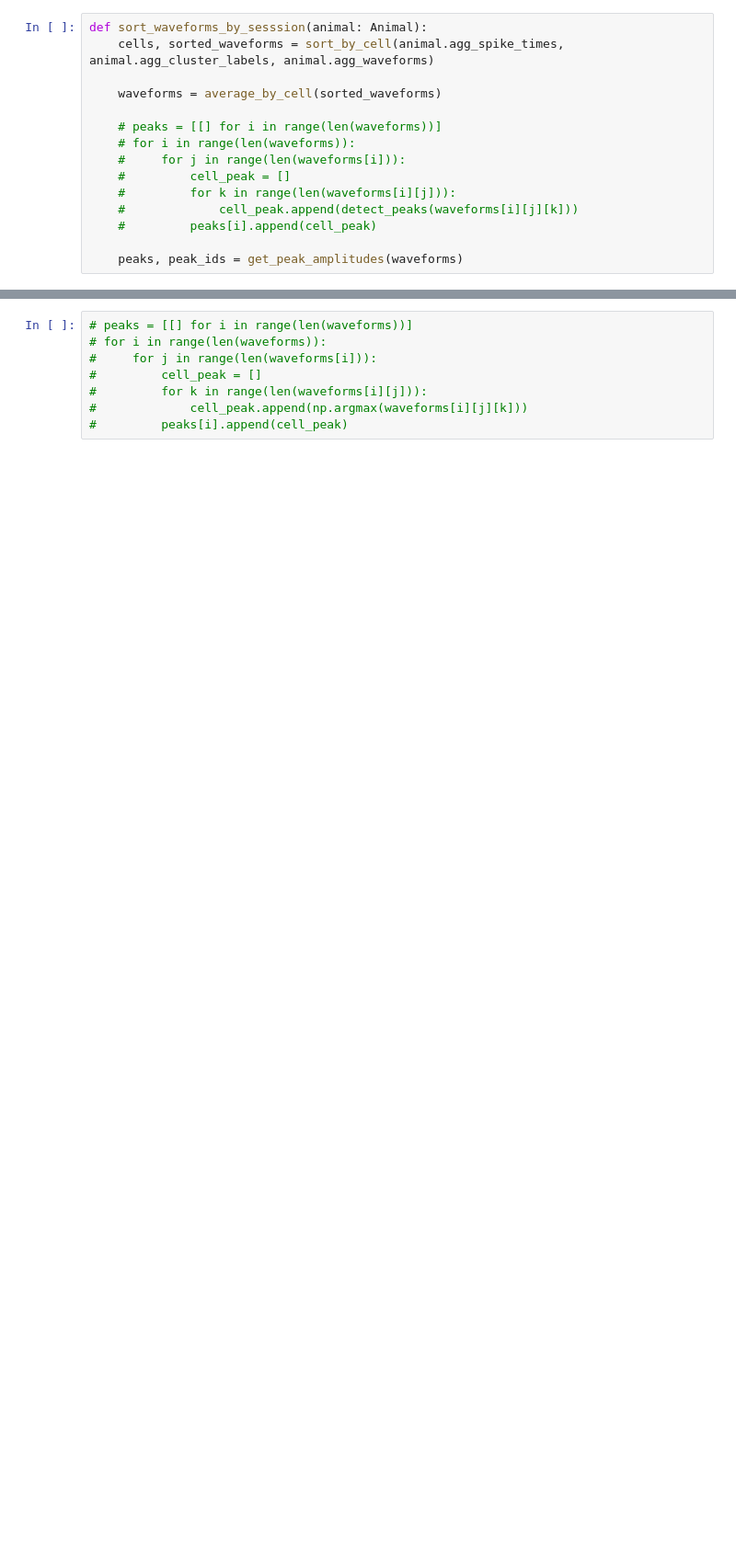
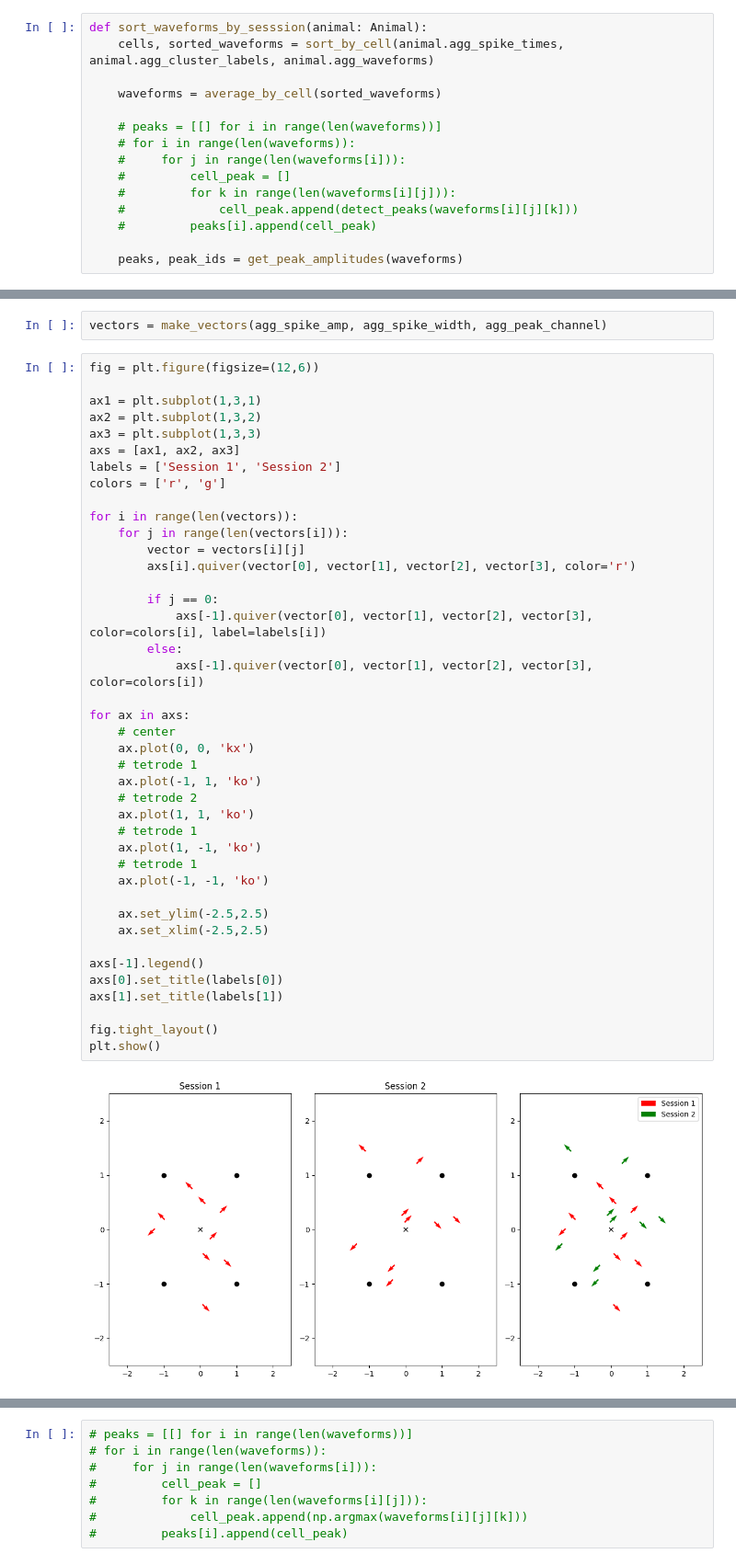
Before and after one commit to olivershetler/neuroscikit, a Jupyter notebook: prototypes/wave_form_sorter/wave_form_sorter.ipynb, the cells around one changed output, grey strips where cells are left out. Shown at 92% size. Cells and saved outputs as stored; diff of their text form; blank space fills up the shorter version.

```diff
--- a/prototypes/wave_form_sorter/wave_form_sorter.ipynb
+++ b/prototypes/wave_form_sorter/wave_form_sorter.ipynb
@@ -520,3 +620,48 @@ array([-1.28596236,  0.35542722, -0.59232004, -2.35199115])
+# %%
+vectors = make_vectors(agg_spike_amp, agg_spike_width, agg_peak_channel)
+# %%
+fig = plt.figure(figsize=(12,6))
+
+ax1 = plt.subplot(1,3,1)
+ax2 = plt.subplot(1,3,2)
+ax3 = plt.subplot(1,3,3)
+axs = [ax1, ax2, ax3]
+labels = ['Session 1', 'Session 2']
+colors = ['r', 'g']
+
+for i in range(len(vectors)):
+    for j in range(len(vectors[i])):
+        vector = vectors[i][j]
+        axs[i].quiver(vector[0], vector[1], vector[2], vector[3], color='r')
+
+        if j == 0:
+            axs[-1].quiver(vector[0], vector[1], vector[2], vector[3], color=colors[i], label=labels[i])
+        else:
+            axs[-1].quiver(vector[0], vector[1], vector[2], vector[3], color=colors[i])
+
+for ax in axs:
+    # center
+    ax.plot(0, 0, 'kx')
+    # tetrode 1
+    ax.plot(-1, 1, 'ko')
+    # tetrode 2
+    ax.plot(1, 1, 'ko')
+    # tetrode 1
+    ax.plot(1, -1, 'ko')
+    # tetrode 1
+    ax.plot(-1, -1, 'ko')
+
+    ax.set_ylim(-2.5,2.5)
+    ax.set_xlim(-2.5,2.5)
+
+axs[-1].legend()
+axs[0].set_title(labels[0])
+axs[1].set_title(labels[1])
+
+fig.tight_layout()
+plt.show()
+# %% [output]
+[figure, added]
 # %%
 fig = plt.figure(figsize=(12,6))
 
```
Also changed, not shown: parts of 15 cells of this notebook.
